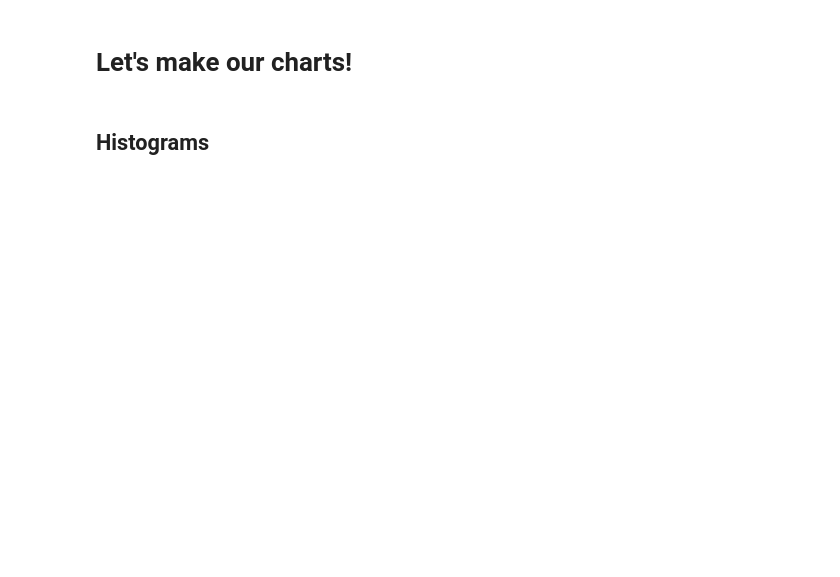
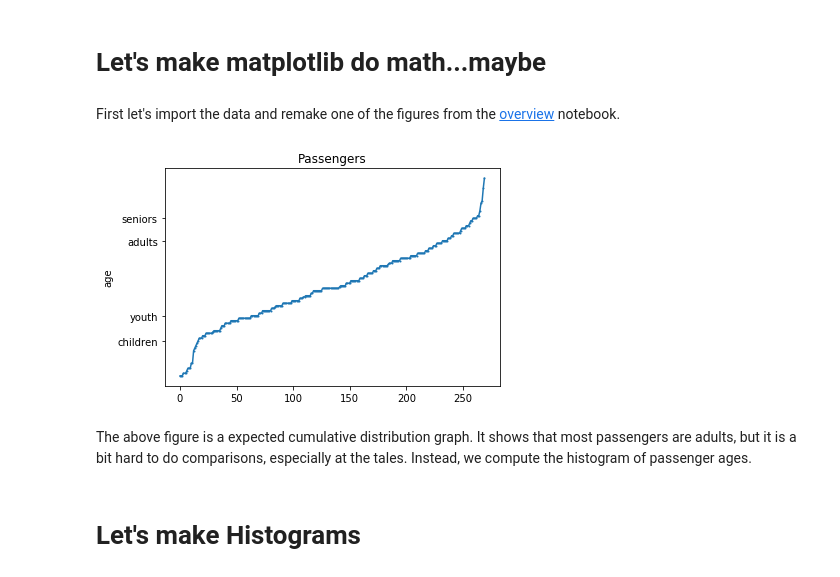
Before and after one commit to matplotlib/GettingStarted, a Jupyter notebook: notebooks/03_aggregations.ipynb, the cells around one changed output. Drawn from its saved outputs; the diff is of its cells as text; code cells hidden in the pictures; blank space fills up the shorter version.

```diff
--- a/notebooks/03_aggregations.ipynb
+++ b/notebooks/03_aggregations.ipynb
@@ -0,0 +1,4 @@
+# %% [markdown]
+# Let's make matplotlib do math...maybe
+# %% [markdown]
+First let's import the data and remake one of the figures from the [overview](01_overview.ipynb) notebook.
@@ -1,2 +11,12 @@
+# %%
+fig, ax = plt.subplots()
+_ = ax.plot(np.sort(df['age']), marker='o', markersize=1)
+_ = ax.set(title='Passengers', ylabel='age')
+_ = ax.set_yticks([15,25, 55, 64])
+_ = ax.set_yticklabels(['children', 'youth', 'adults', 'seniors'])
+# %% [output]
+[figure, added]
+# %% [markdown]
+The above figure is a expected cumulative distribution graph. It shows that most passengers are adults, but it is a bit hard to do comparisons, especially at the tales. Instead, we compute the histogram of passenger ages.
 # %% [markdown]
-# Let's make our charts!
+# Let's make Histograms
@@ -9,2 +22,0 @@ df = pd.read_csv("http://bit.ly/tcvs19").dropna()
-# %% [markdown]
-## Histograms
```
Also changed, not shown: parts of 26 cells of this notebook.
